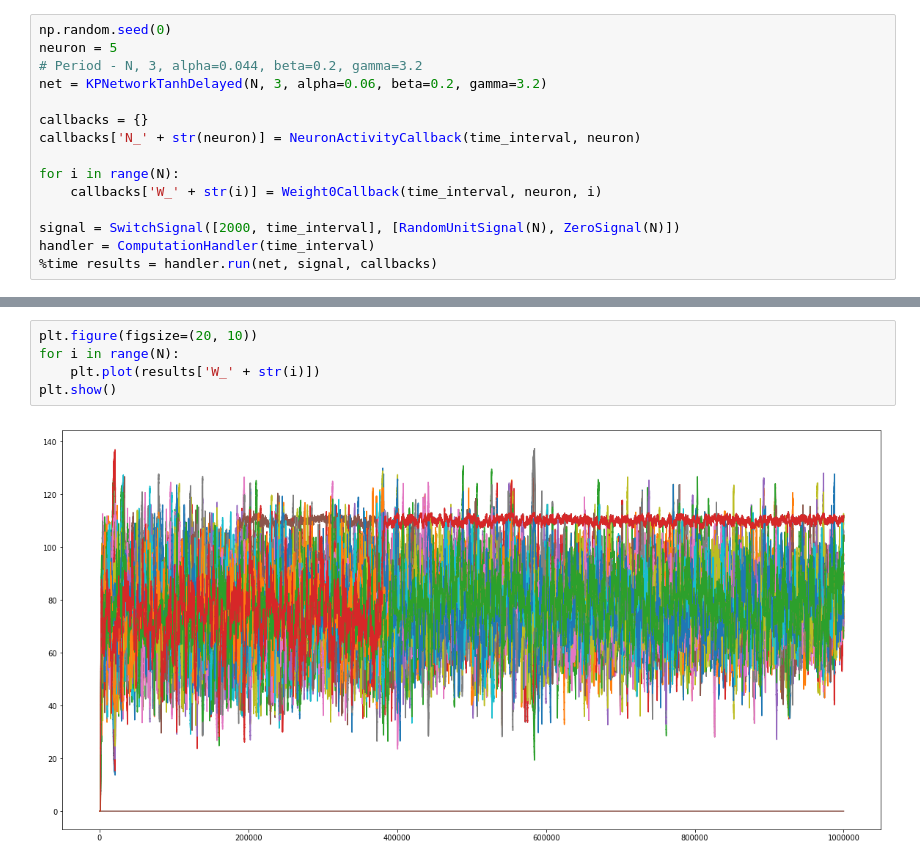
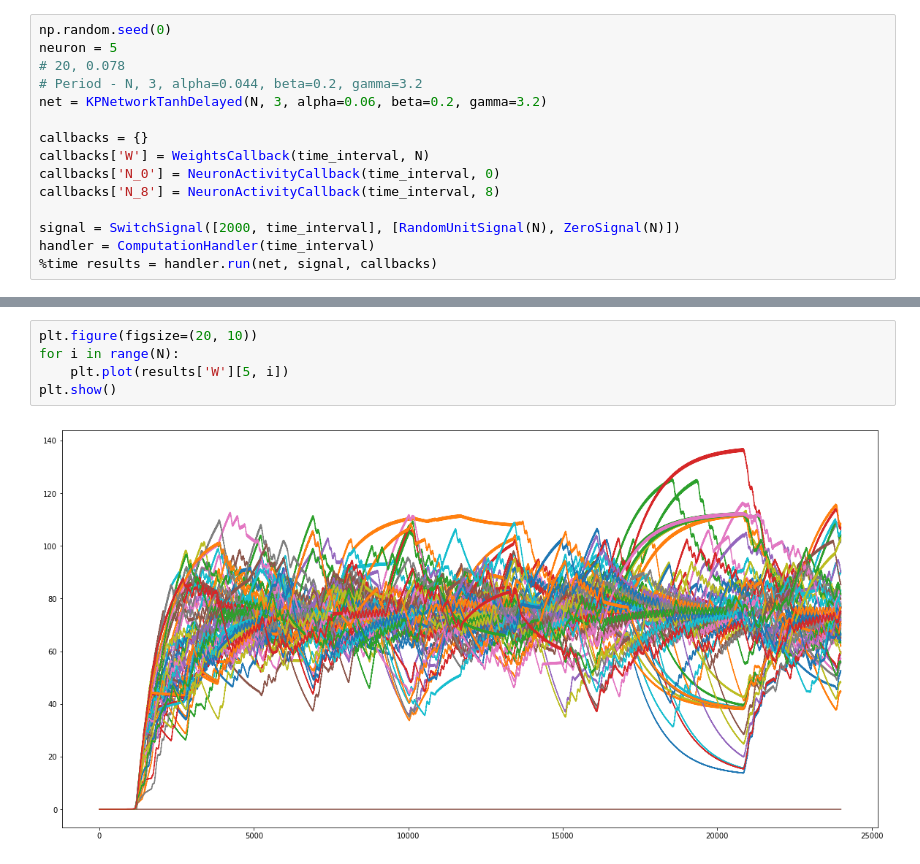
Before and after one commit to dkaravaev/neurodyn, a Jupyter notebook: Original.ipynb, the cells around one changed output, grey strips where cells are left out. Cells and saved outputs as stored; diff of their text form.

```diff
--- a/Original.ipynb
+++ b/Original.ipynb
@@ -23,14 +24,14 @@ time_interval = 1000000
 # %%
 np.random.seed(0)
 neuron = 5
+# 20, 0.078
 # Period - N, 3, alpha=0.044, beta=0.2, gamma=3.2
 net = KPNetworkTanhDelayed(N, 3, alpha=0.06, beta=0.2, gamma=3.2)
 
 callbacks = {}
-callbacks['N_' + str(neuron)] = NeuronActivityCallback(time_interval, neuron)
-
-for i in range(N):
-    callbacks['W_' + str(i)] = Weight0Callback(time_interval, neuron, i)
+callbacks['W'] = WeightsCallback(time_interval, N)
+callbacks['N_0'] = NeuronActivityCallback(time_interval, 0)
+callbacks['N_8'] = NeuronActivityCallback(time_interval, 8)
 
 signal = SwitchSignal([2000, time_interval], [RandomUnitSignal(N), ZeroSignal(N)])
 handler = ComputationHandler(time_interval)
@@ -41,7 +42,7 @@ Wall time: 3min 18s
 # %%
 plt.figure(figsize=(20, 10))
 for i in range(N):
-    plt.plot(results['W_' + str(i)])
+    plt.plot(results['W'][5, i])
 plt.show()
 # %% [output]
-[figure, old version]
+[figure, new version]
```
Also changed, not shown: parts of 22 cells of this notebook, 4 other files.
